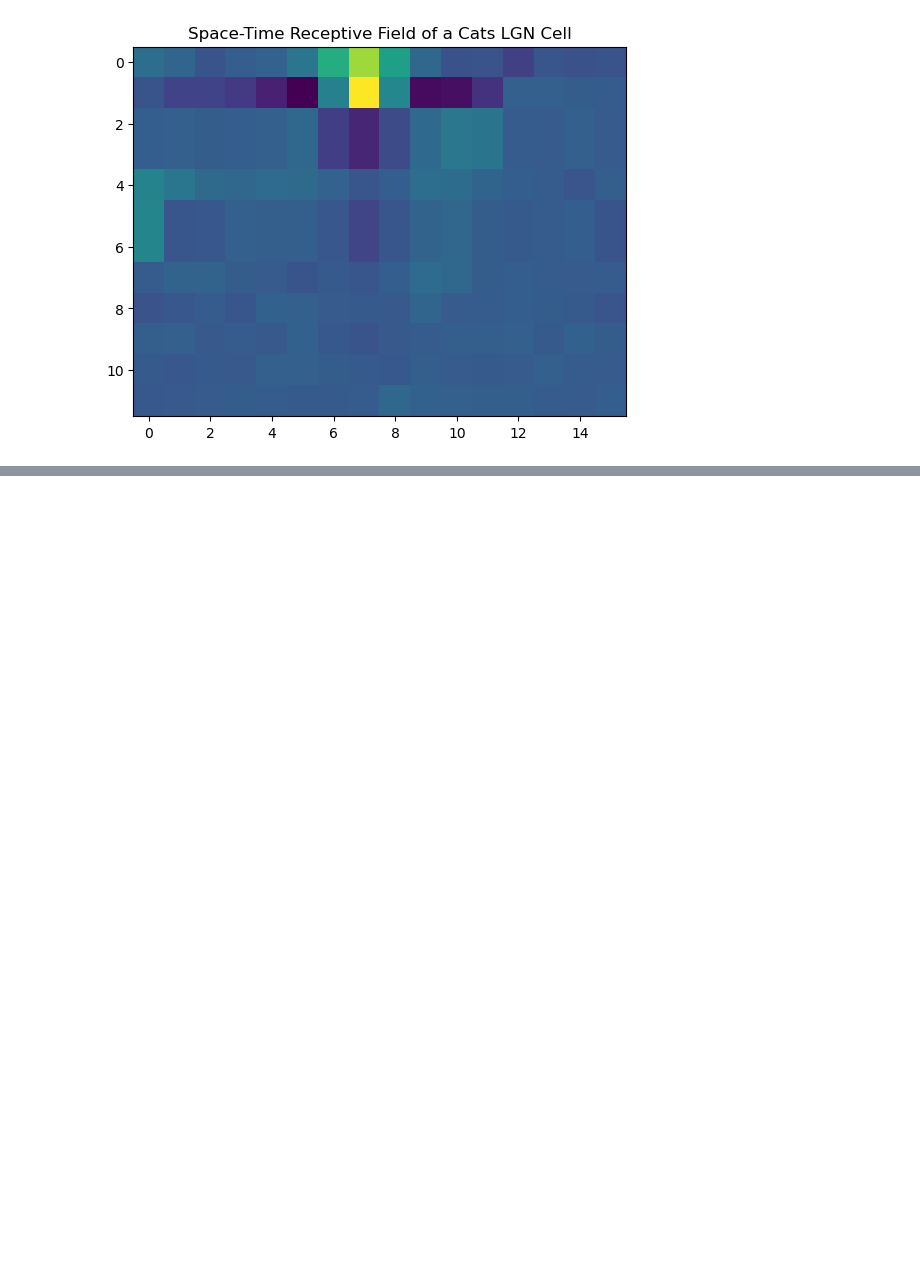
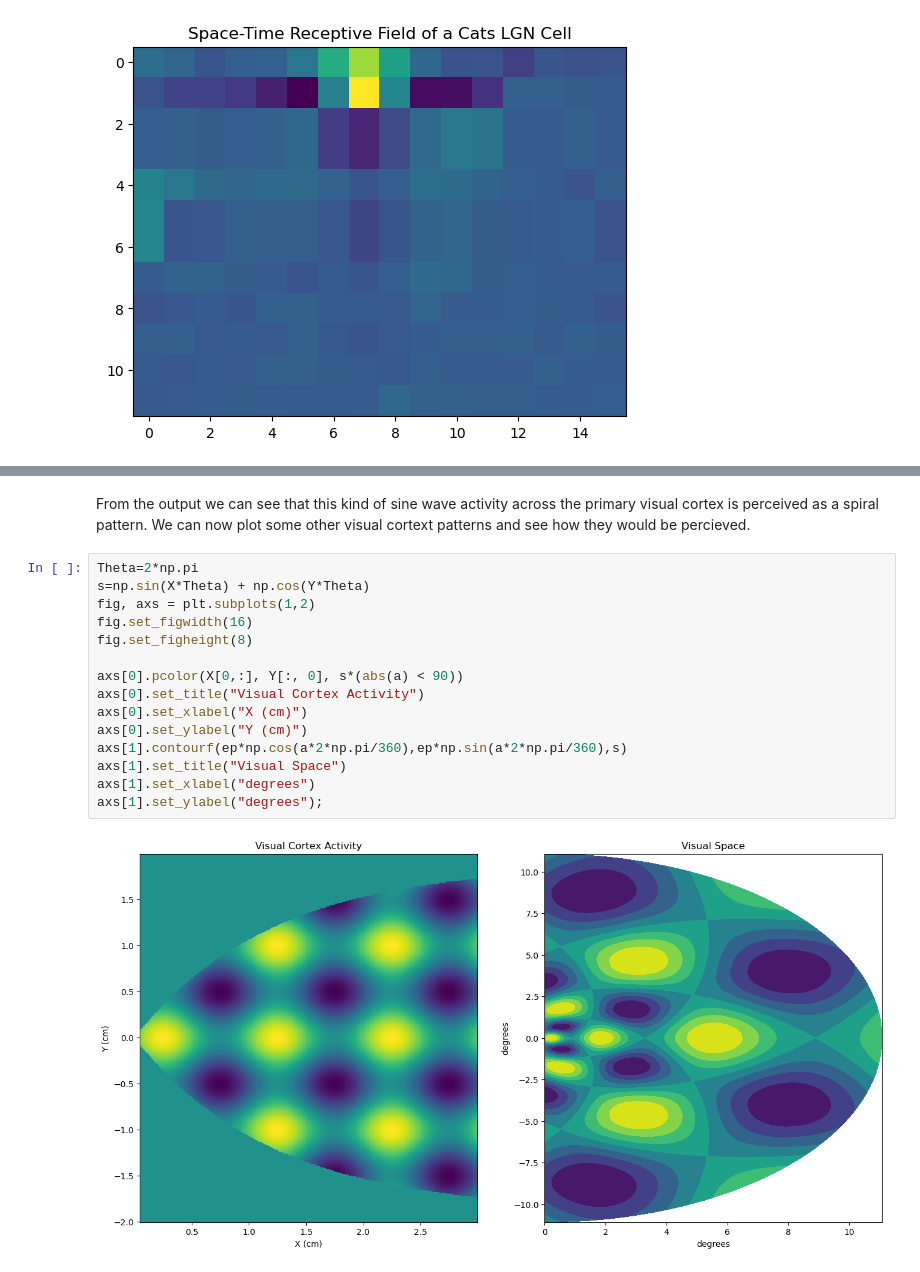
Before and after one commit to JKilgallen/theoretical_neuroscience, a Jupyter notebook: exercises/c2.ipynb, the cells around one changed output, grey strips where cells are left out. Cells and saved outputs as stored; diff of their text form; blank space fills up the shorter version.

```diff
--- a/exercises/c2.ipynb
+++ b/exercises/c2.ipynb
@@ -523,0 +563,19 @@ plt.title("Space-Time Receptive Field of a Cats LGN Cell");
+# %% [markdown]
+From the output we can see that this kind of sine wave activity across the primary visual cortex is perceived as a spiral pattern. We can now plot some other visual cortext patterns and see how they would be percieved.
+# %%
+Theta=2*np.pi
+s=np.sin(X*Theta) + np.cos(Y*Theta)
+fig, axs = plt.subplots(1,2)
+fig.set_figwidth(16)
+fig.set_figheight(8)
+
+axs[0].pcolor(X[0,:], Y[:, 0], s*(abs(a) < 90))
+axs[0].set_title("Visual Cortex Activity")
+axs[0].set_xlabel("X (cm)")
+axs[0].set_ylabel("Y (cm)")
+axs[1].contourf(ep*np.cos(a*2*np.pi/360),ep*np.sin(a*2*np.pi/360),s)
+axs[1].set_title("Visual Space")
+axs[1].set_xlabel("degrees")
+axs[1].set_ylabel("degrees");
+# %% [output]
+[figure, added]
```
Also changed, not shown: parts of 6 cells of this notebook.
